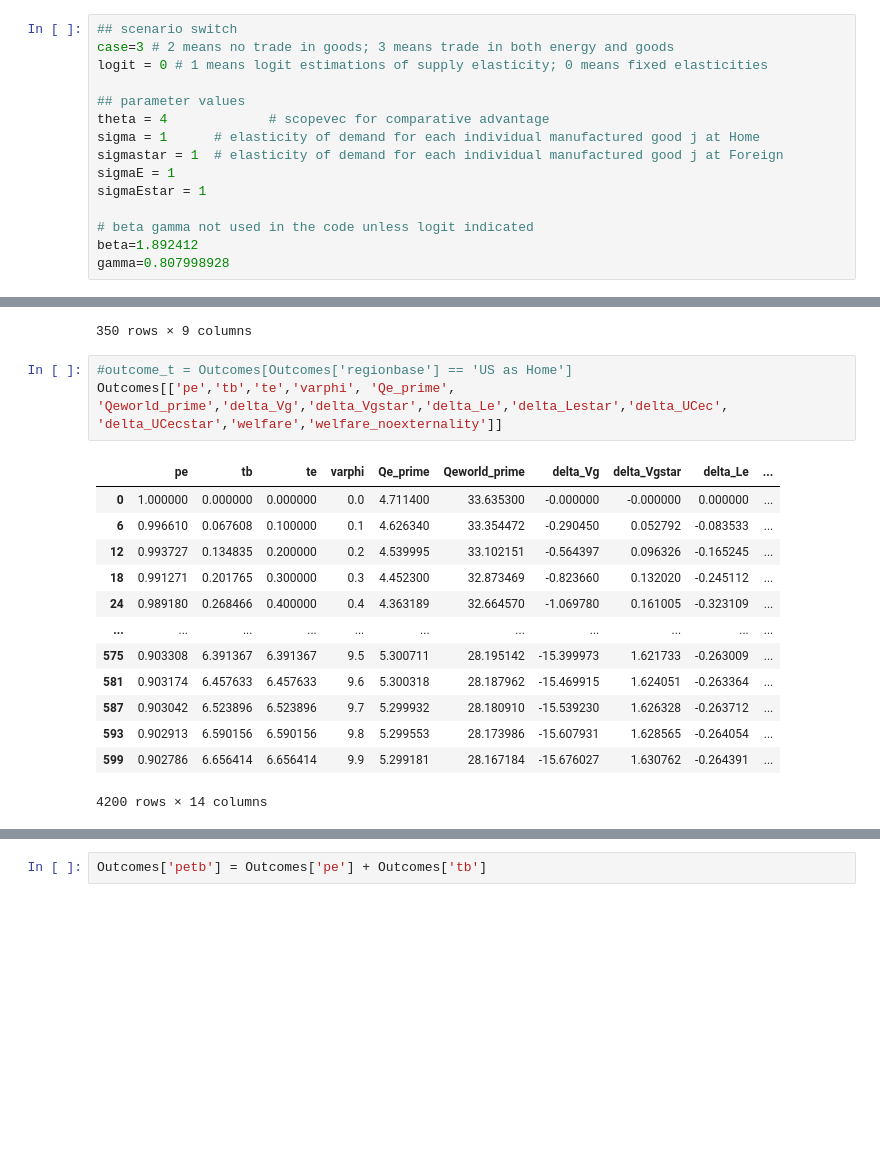
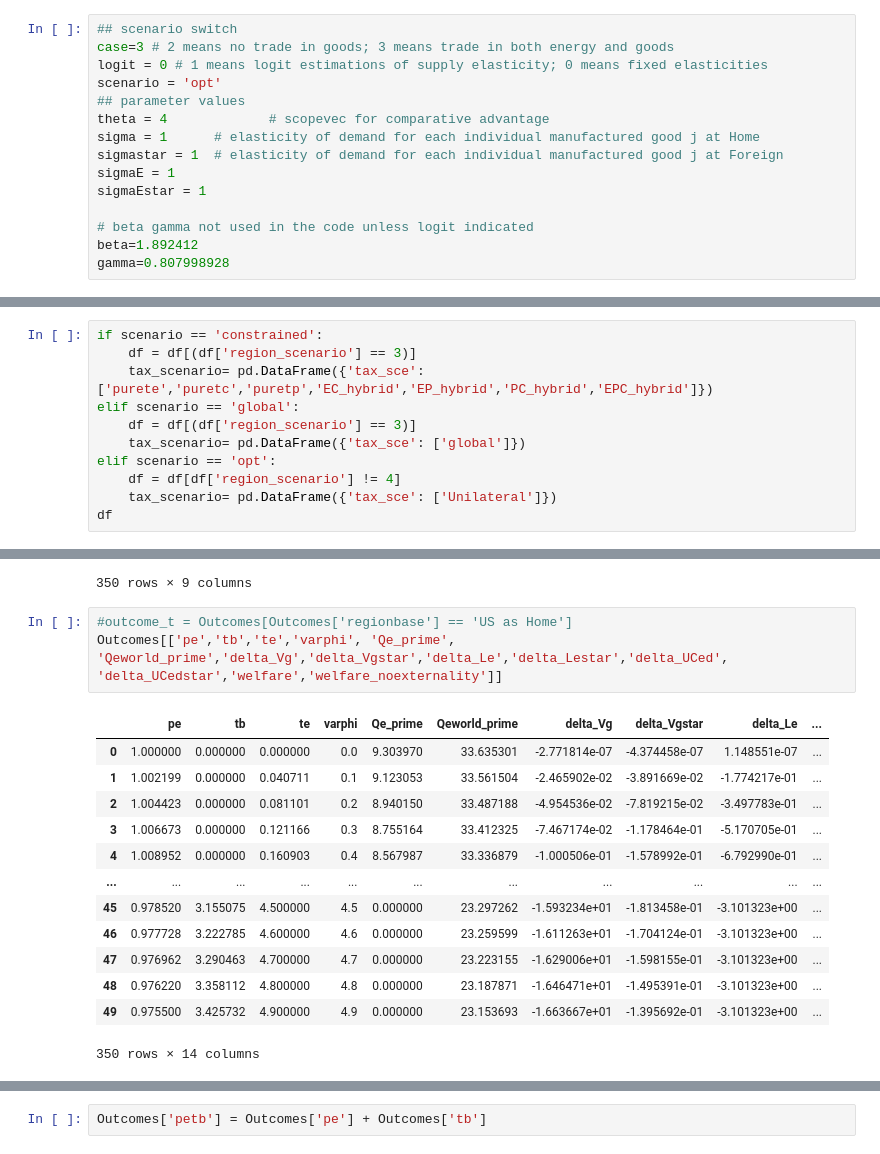
Before and after one commit to VoliCrank/Optimal-Unilateral-Carbon-Policy, a Jupyter notebook: simulation_results/codes/direct_energy_consumption/ces_direct_energy_higheps.ipynb, the cells around one changed output, grey strips where cells are left out. Cells and saved outputs as stored; diff of their text form; blank space fills up the shorter version.

```diff
--- a/simulation_results/codes/direct_energy_consumption/ces_direct_energy_higheps.ipynb
+++ b/simulation_results/codes/direct_energy_consumption/ces_direct_energy_higheps.ipynb
@@ -10,7 +10,7 @@ warnings.filterwarnings('ignore')
 ## scenario switch
 case=3 # 2 means no trade in goods; 3 means trade in both energy and goods
 logit = 0 # 1 means logit estimations of supply elasticity; 0 means fixed elasticities
-
+scenario = 'opt'
 ## parameter values
 theta = 4             # scopevec for comparative advantage
 sigma = 1      # elasticity of demand for each individual manufactured good j at Home
@@ -70,0 +58,11 @@ df
+# %%
+if scenario == 'constrained':
+    df = df[(df['region_scenario'] == 3)]
+    tax_scenario= pd.DataFrame({'tax_sce': ['purete','puretc','puretp','EC_hybrid','EP_hybrid','PC_hybrid','EPC_hybrid']})
+elif scenario == 'global':
+    df = df[(df['region_scenario'] == 3)]
+    tax_scenario= pd.DataFrame({'tax_sce': ['global']})
+elif scenario == 'opt':
+    df = df[df['region_scenario'] != 4]
+    tax_scenario= pd.DataFrame({'tax_sce': ['Unilateral']})
+df
@@ -174,21 +187,21 @@ Outcomes[['pe','tb', 'Ced_prime', 'Cedstar_prime', 'Cey_prime', 'Cex_prime', 'Ce
 350 rows × 9 columns
 # %%
 #outcome_t = Outcomes[Outcomes['regionbase'] == 'US as Home']
-Outcomes[['pe','tb','te','varphi', 'Qe_prime', 'Qeworld_prime','delta_Vg','delta_Vgstar','delta_Le','delta_Lestar','delta_UCec', 'delta_UCecstar','welfare','welfare_noexternality']]
+Outcomes[['pe','tb','te','varphi', 'Qe_prime', 'Qeworld_prime','delta_Vg','delta_Vgstar','delta_Le','delta_Lestar','delta_UCed', 'delta_UCedstar','welfare','welfare_noexternality']]
 # %% [output]
 |  | pe | tb | te | varphi | Qe_prime | Qeworld_prime | delta_Vg | delta_Vgstar | delta_Le | ... |
-| 0 | 1.000000 | 0.000000 | 0.000000 | 0.0 | 4.711400 | 33.635300 | -0.000000 | -0.000000 | 0.000000 | ... |
-| 6 | 0.996610 | 0.067608 | 0.100000 | 0.1 | 4.626340 | 33.354472 | -0.290450 | 0.052792 | -0.083533 | ... |
-| 12 | 0.993727 | 0.134835 | 0.200000 | 0.2 | 4.539995 | 33.102151 | -0.564397 | 0.096326 | -0.165245 | ... |
-| 18 | 0.991271 | 0.201765 | 0.300000 | 0.3 | 4.452300 | 32.873469 | -0.823660 | 0.132020 | -0.245112 | ... |
-| 24 | 0.989180 | 0.268466 | 0.400000 | 0.4 | 4.363189 | 32.664570 | -1.069780 | 0.161005 | -0.323109 | ... |
+| 0 | 1.000000 | 0.000000 | 0.000000 | 0.0 | 9.303970 | 33.635301 | -2.771814e-07 | -4.374458e-07 | 1.148551e-07 | ... |
+| 1 | 1.002199 | 0.000000 | 0.040711 | 0.1 | 9.123053 | 33.561504 | -2.465902e-02 | -3.891669e-02 | -1.774217e-01 | ... |
+| 2 | 1.004423 | 0.000000 | 0.081101 | 0.2 | 8.940150 | 33.487188 | -4.954536e-02 | -7.819215e-02 | -3.497783e-01 | ... |
+| 3 | 1.006673 | 0.000000 | 0.121166 | 0.3 | 8.755164 | 33.412325 | -7.467174e-02 | -1.178464e-01 | -5.170705e-01 | ... |
+| 4 | 1.008952 | 0.000000 | 0.160903 | 0.4 | 8.567987 | 33.336879 | -1.000506e-01 | -1.578992e-01 | -6.792990e-01 | ... |
 | ... | ... | ... | ... | ... | ... | ... | ... | ... | ... | ... |
-| 575 | 0.903308 | 6.391367 | 6.391367 | 9.5 | 5.300711 | 28.195142 | -15.399973 | 1.621733 | -0.263009 | ... |
-| 581 | 0.903174 | 6.457633 | 6.457633 | 9.6 | 5.300318 | 28.187962 | -15.469915 | 1.624051 | -0.263364 | ... |
-| 587 | 0.903042 | 6.523896 | 6.523896 | 9.7 | 5.299932 | 28.180910 | -15.539230 | 1.626328 | -0.263712 | ... |
-| 593 | 0.902913 | 6.590156 | 6.590156 | 9.8 | 5.299553 | 28.173986 | -15.607931 | 1.628565 | -0.264054 | ... |
-| 599 | 0.902786 | 6.656414 | 6.656414 | 9.9 | 5.299181 | 28.167184 | -15.676027 | 1.630762 | -0.264391 | ... |
+| 45 | 0.978520 | 3.155075 | 4.500000 | 4.5 | 0.000000 | 23.297262 | -1.593234e+01 | -1.813458e-01 | -3.101323e+00 | ... |
+| 46 | 0.977728 | 3.222785 | 4.600000 | 4.6 | 0.000000 | 23.259599 | -1.611263e+01 | -1.704124e-01 | -3.101323e+00 | ... |
+| 47 | 0.976962 | 3.290463 | 4.700000 | 4.7 | 0.000000 | 23.223155 | -1.629006e+01 | -1.598155e-01 | -3.101323e+00 | ... |
+| 48 | 0.976220 | 3.358112 | 4.800000 | 4.8 | 0.000000 | 23.187871 | -1.646471e+01 | -1.495391e-01 | -3.101323e+00 | ... |
+| 49 | 0.975500 | 3.425732 | 4.900000 | 4.9 | 0.000000 | 23.153693 | -1.663667e+01 | -1.395692e-01 | -3.101323e+00 | ... |
-4200 rows × 14 columns
+350 rows × 14 columns
 # %%
 Outcomes[['pe','tb','Lg_prime', 'Lgstar_prime']]
 # %% [output]
```
Also changed, not shown: parts of 18 cells of this notebook, 18 other files.
